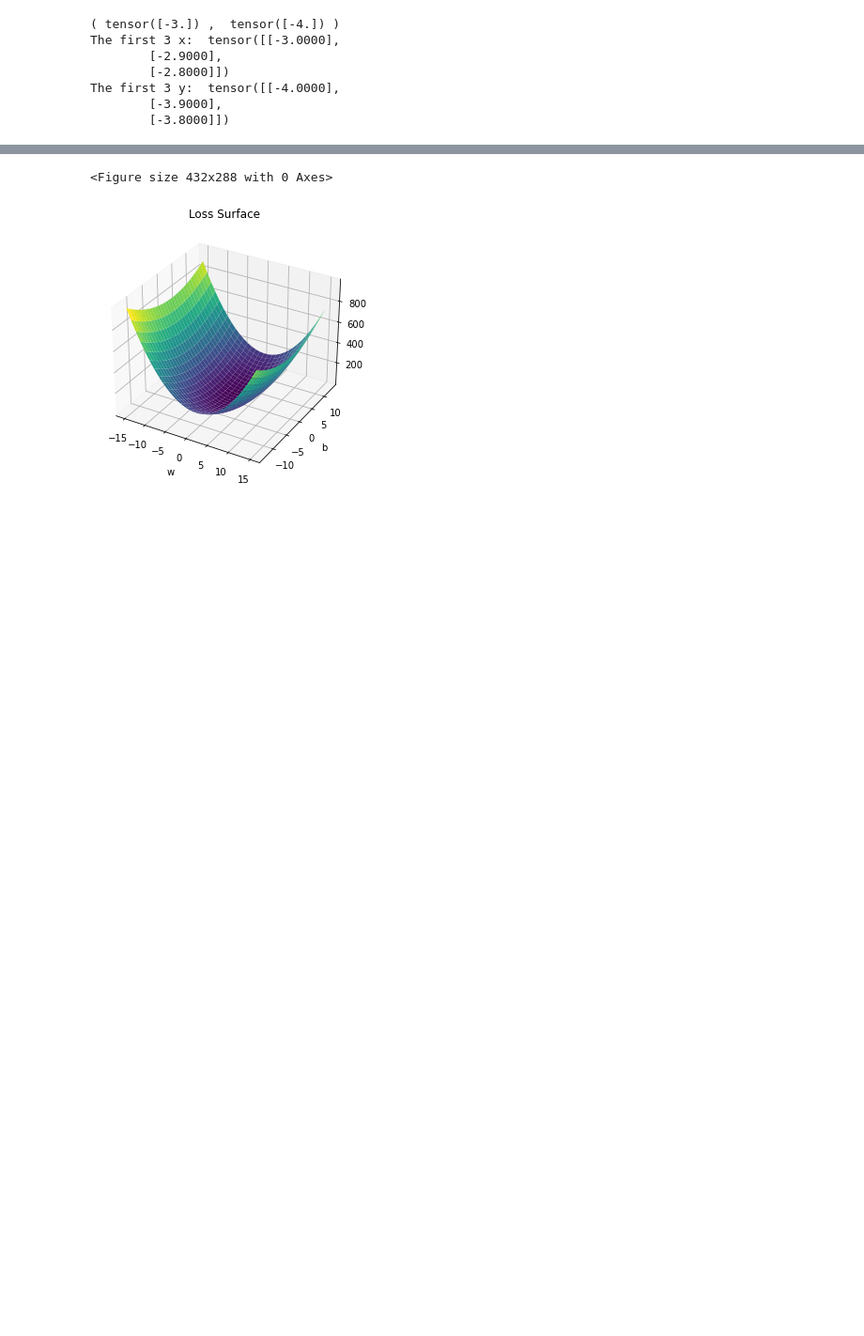
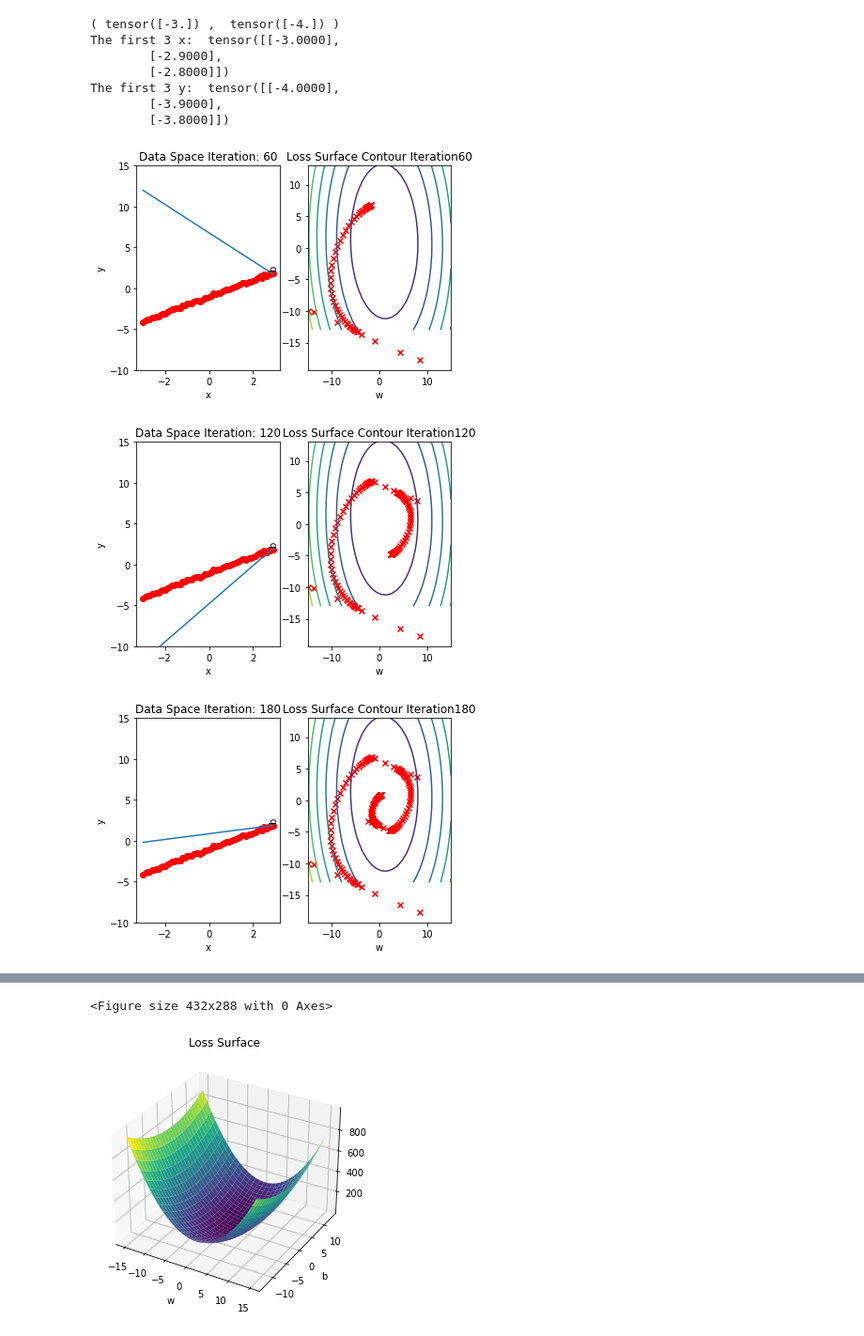
Before and after one commit to dparksports/circle-detector, a Jupyter notebook: torch.ipynb, the cells around one changed output, grey strips where cells are left out. Shown at 94% size. Saved outputs shown, nothing was run; the diff lists cells and outputs as text; code cells hidden in the pictures; blank space fills up the shorter version.

```diff
--- a/torch.ipynb
+++ b/torch.ipynb
@@ -58,20 +44,24 @@ def train_model_DataLoader(epochs):
 # %%
 dataset = Data()
 x, y = dataset[0]
 print("(", x, ", ", y, ")")
 x, y = dataset[0:3]
 print("The first 3 x: ", x)
 print("The first 3 y: ", y)
 get_surface = plot_error_surfaces(15, 13, X, Y, 30, go = False)
 trainloader = DataLoader(dataset = dataset, batch_size = 1)
 w = torch.tensor(-15.0,requires_grad=True)
 b = torch.tensor(-10.0,requires_grad=True)
 LOSS_Loader = []
+train_model_DataLoader(10)
 # %% [output]
 ( tensor([-3.]) ,  tensor([-4.]) )
 The first 3 x:  tensor([[-3.0000],
         [-2.9000],
         [-2.8000]])
 The first 3 y:  tensor([[-4.0000],
         [-3.9000],
         [-3.8000]])
+[figure, added]
+[figure, added]
+[figure, added]
```
Also changed, not shown: parts of 3 cells of this notebook.
